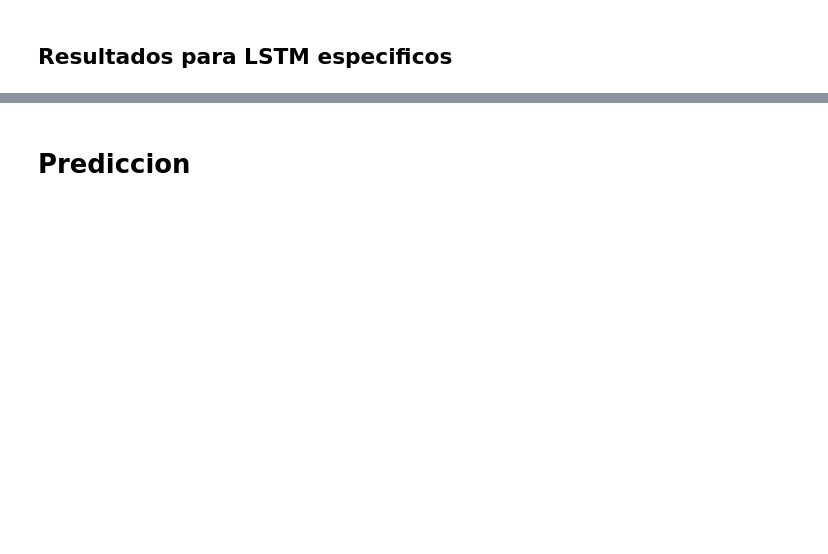
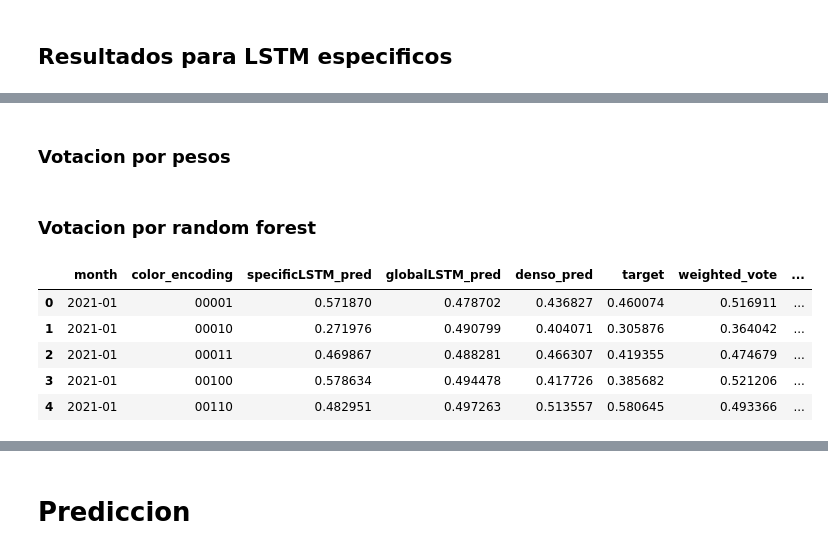
Before and after one commit to adrianfulla/MTG-Pioneer_LSTM, a Jupyter notebook: mtg-pioneer-lstm copy.ipynb, the cells around one changed output, grey strips where cells are left out. Drawn from its saved outputs; the diff is of its cells as text; code cells hidden in the pictures; blank space fills up the shorter version.

```diff
--- a/mtg-pioneer-lstm copy.ipynb
+++ b/mtg-pioneer-lstm copy.ipynb
@@ -778,0 +955,44 @@ ValueError: Must have equal len keys and value when setting with an iterable
+# %% [markdown]
+### Votacion por pesos
+# %%
+weights = {
+    "specificLSTM": 0.5,
+    "globalLSTM": 0.3,
+    "denso": 0.2
+}
+
+final_train_predictions["weighted_vote"] = (
+    weights["specificLSTM"] * final_train_predictions["specificLSTM_pred"] +
+    weights["globalLSTM"] * final_train_predictions["globalLSTM_pred"] +
+    weights["denso"] * final_train_predictions["denso_pred"]
+)
+
+final_val_predictions["weighted_vote"] = (
+    weights["specificLSTM"] * final_val_predictions["specificLSTM_pred"] +
+    weights["globalLSTM"] * final_val_predictions["globalLSTM_pred"] +
+    weights["denso"] * final_val_predictions["denso_pred"]
+)
+# %% [markdown]
+### Votacion por random forest
+# %%
+from sklearn.ensemble import RandomForestRegressor
+
+# Entrenamiento
+X_train_vote = final_train_predictions[["specificLSTM_pred", "globalLSTM_pred", "denso_pred"]]
+y_train_vote = train_data_with_preds[target]  # Reemplaza con la columna objetivo real
+meta_model = RandomForestRegressor()
+meta_model.fit(X_train_vote, y_train_vote)
+
+# Predicción
+X_val_vote = final_val_predictions[["specificLSTM_pred", "globalLSTM_pred", "denso_pred"]]
+final_val_predictions["random_forest_vote"] = meta_model.predict(X_val_vote)
+final_train_predictions["random_forest_vote"] = meta_model.predict(X_train_vote)
+# %%
+final_train_predictions.head()
+# %% [output]
+|  | month | color_encoding | specificLSTM_pred | globalLSTM_pred | denso_pred | target | weighted_vote | ... |
+| 0 | 2021-01 | 00001 | 0.571870 | 0.478702 | 0.436827 | 0.460074 | 0.516911 | ... |
+| 1 | 2021-01 | 00010 | 0.271976 | 0.490799 | 0.404071 | 0.305876 | 0.364042 | ... |
+| 2 | 2021-01 | 00011 | 0.469867 | 0.488281 | 0.466307 | 0.419355 | 0.474679 | ... |
+| 3 | 2021-01 | 00100 | 0.578634 | 0.494478 | 0.417726 | 0.385682 | 0.521206 | ... |
+| 4 | 2021-01 | 00110 | 0.482951 | 0.497263 | 0.513557 | 0.580645 | 0.493366 | ... |
```
Also changed, not shown: parts of 21 cells of this notebook.
